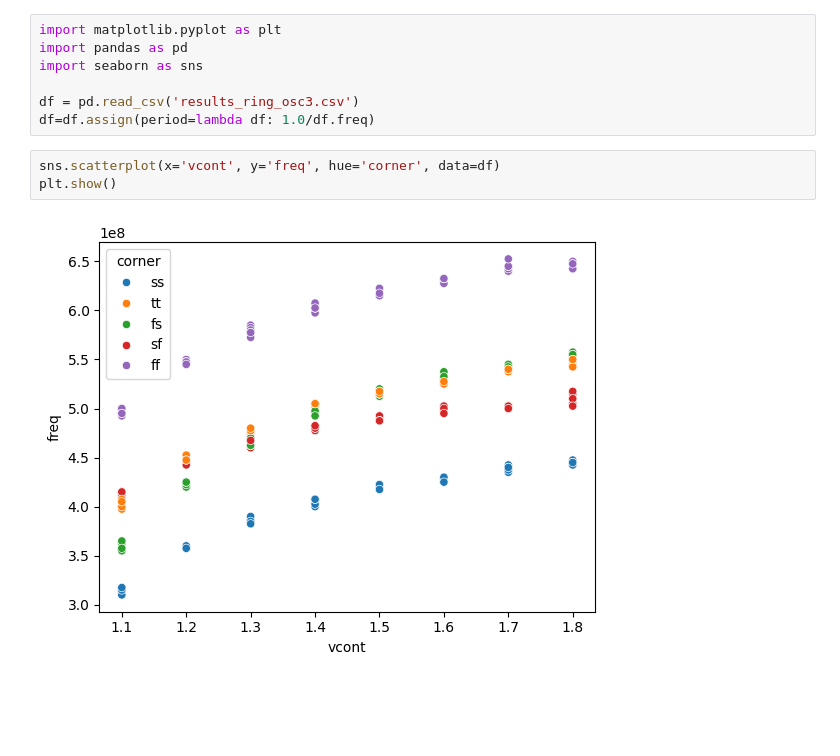
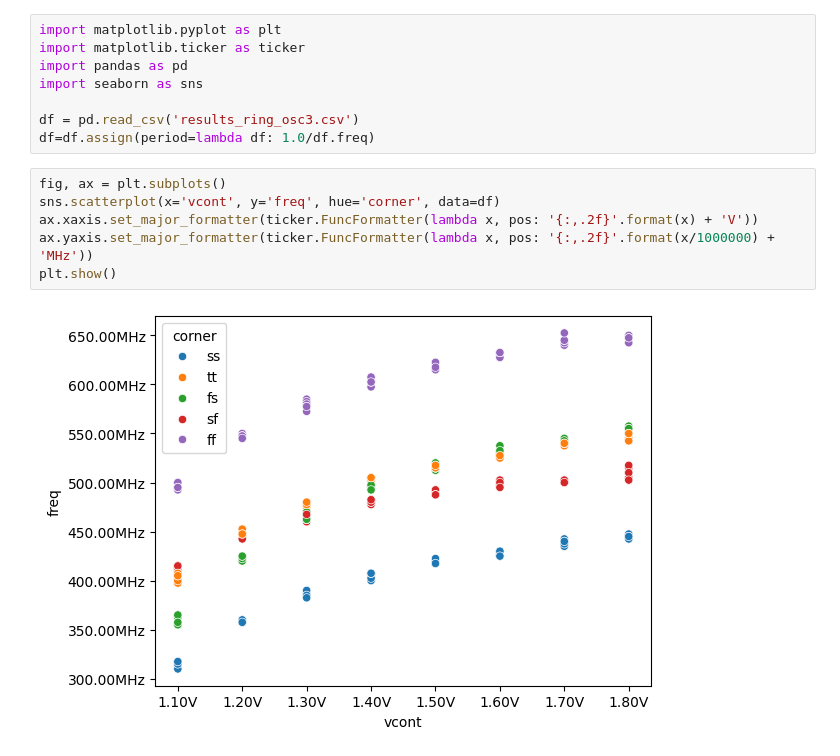
Before and after one commit to obriensp/tt07-spo-pll-bits, a Jupyter notebook: analysis/ring_osc3_test.ipynb, the cells around one changed output. Cells and saved outputs as stored; diff of their text form; blank space fills up the shorter version.

```diff
--- a/analysis/ring_osc3_test.ipynb
+++ b/analysis/ring_osc3_test.ipynb
@@ -1,13 +1,17 @@
 # %%
 import matplotlib.pyplot as plt
+import matplotlib.ticker as ticker
 import pandas as pd
 import seaborn as sns
 
 df = pd.read_csv('results_ring_osc3.csv')
 df=df.assign(period=lambda df: 1.0/df.freq)
 # %%
+fig, ax = plt.subplots()
 sns.scatterplot(x='vcont', y='freq', hue='corner', data=df)
+ax.xaxis.set_major_formatter(ticker.FuncFormatter(lambda x, pos: '{:,.2f}'.format(x) + 'V'))
+ax.yaxis.set_major_formatter(ticker.FuncFormatter(lambda x, pos: '{:,.2f}'.format(x/1000000) + 'MHz'))
 plt.show()
 # %% [output]
-[figure, old version]
+[figure, new version]
 # %%
```
Also changed, not shown: parts of 1 cell of this notebook, 37 other files.
